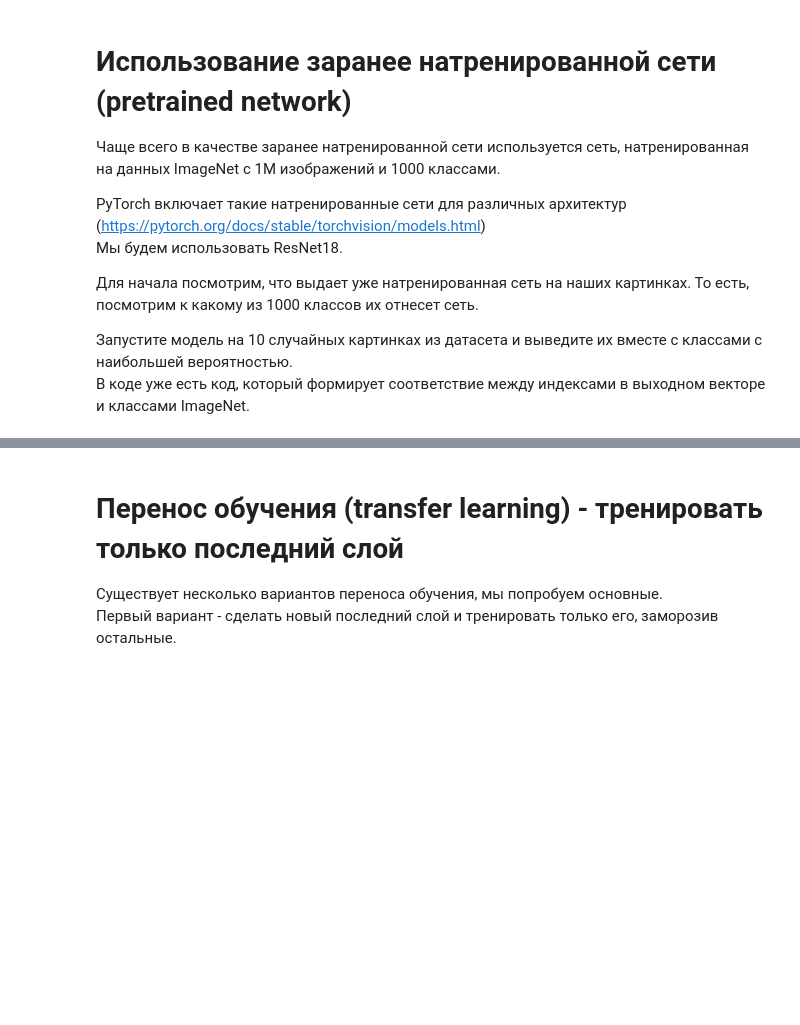
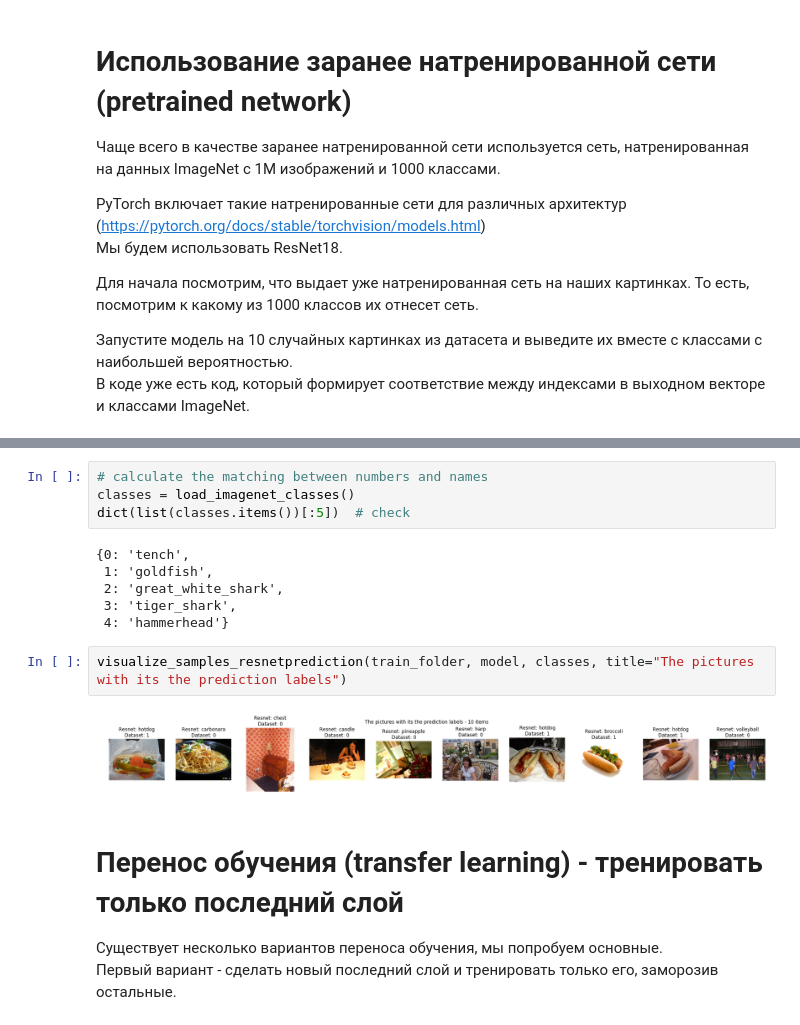
Before and after one commit to shereshevskiy/dlcourse_ai, a Jupyter notebook: assignments/assignment4/HotdogOrNot_colab.ipynb, the cells around one changed output, grey strips where cells are left out. Cells and saved outputs as stored; diff of their text form; blank space fills up the shorter version.

```diff
--- a/assignments/assignment4/HotdogOrNot_colab.ipynb
+++ b/assignments/assignment4/HotdogOrNot_colab.ipynb
@@ -309,3 +351,17 @@ model = models.resnet18(pretrained=True)
+# %%
+# calculate the matching between numbers and names
+classes = load_imagenet_classes()
+dict(list(classes.items())[:5])  # check
+# %% [output]
+{0: 'tench',
+ 1: 'goldfish',
+ 2: 'great_white_shark',
+ 3: 'tiger_shark',
+ 4: 'hammerhead'}
+# %%
+visualize_samples_resnetprediction(train_folder, model, classes, title="The pictures with its the prediction labels")
+# %% [output]
+[figure, added]
 # %% [markdown]
 # Перенос обучения (transfer learning) - тренировать только последний слой
 
```
Also changed, not shown: parts of 22 cells of this notebook.
